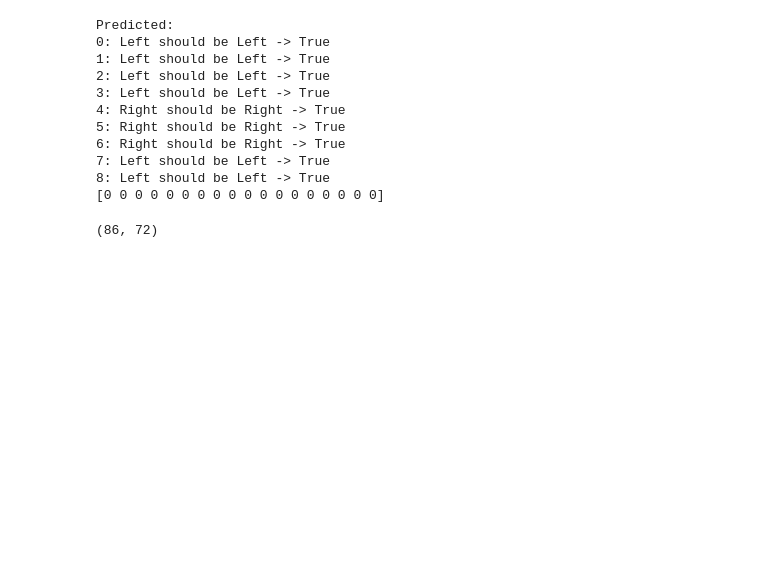
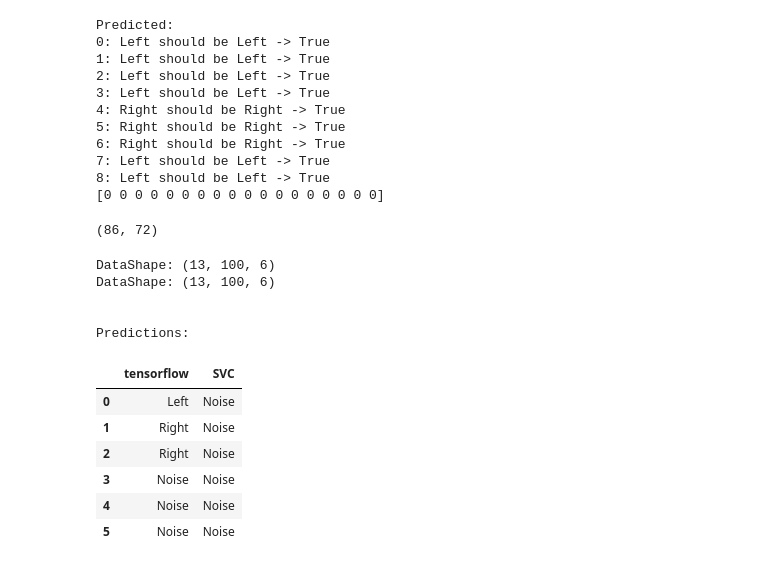
Before and after one commit to Alexsogge/wcs-cookbook, a Jupyter notebook: notebooks/process_data_alex.ipynb, the cells around one changed output. Saved outputs shown, nothing was run; the diff lists cells and outputs as text; code cells hidden in the pictures; blank space fills up the shorter version.

```diff
--- a/notebooks/process_data_alex.ipynb
+++ b/notebooks/process_data_alex.ipynb
@@ -299,7 +341,7 @@ for i, p in enumerate(predictions):
                                          gestures[test_lables[i]], np.argmax(p) == test_lables[i]))
 
 print('\nTest if noise will be predicted as noise')
-df, col_name_tpls = read_file("data/noise_test.mkv")
+df, col_name_tpls = read_file("data/noise_1.mkv")
 trimed_df = trim_data(df, 16, 88)
 learn_data_noise = prepare_learn_set(trimed_df)
 noise_predictions = model.predict(learn_data_noise)
@@ -457,7 +497,7 @@ X_test = test_data
 y_test = test_lables
 
 
-clf = sklearn.svm.SVC(gamma=1.0, decision_function_shape='ovo')
+clf = sklearn.svm.SVC(gamma=1.0, decision_function_shape='ovo', probability=True)
 clf.fit(X_train, y)
 predictions = clf.predict(get_features(test_data))
 
@@ -484,3 +524,56 @@ Predicted:
 X_train.shape
 # %% [output]
 (86, 72)
+# %%
+def predict_from_file(filename, mode="tensorflow", print_res=False):
+    """
+    pipeline including reading the file, running a classifier
+    and outputting the results
+    """
+    df, col_name_tpls = read_file(filename)
+    length = len(df) / 50
+    trimed_df = trim_data(df, 5, length-1)
+    test_data = prepare_learn_set(trimed_df)
+    if mode == "tensorflow":
+        res = model.predict(test_data)
+    elif mode == "svm":
+        res = clf.predict_proba(get_features(test_data))
+    preds_and_confs = [(np.argmax(p), p[np.argmax(p)]) for p in res]
+    if print_res:
+        print([gestures[p[0]] for p in preds_and_confs])
+    return np.array(preds_and_confs)
+# %%
+def live_demo(filename="data/live_demo.mkv"):
+    import warnings
+    warnings.filterwarnings("ignore")
+    res_tf = predict_from_file(filename, "tensorflow")
+    res_svm = predict_from_file(filename, "svm")
+
+    res_tf = [gestures[p[0]] for p in res_tf if p[1] > 0.9]
+    res_svm = [gestures[p[0]] for p in res_svm if p[1] > 0.5]
+    print("\n\nPredictions:\n")
+    """
+    for i, gesture in enumerate(res_tf):
+        print(i+1, ":", gesture, sep=" ")
+    print("=" * 20)
+    for i, gesture in enumerate(res_svm):
+        print(i+1, ":", gesture, sep=" ")
+    """
+    df = pd.DataFrame(list(zip(res_tf, res_svm)), columns=["tensorflow", "SVC"])
+    return df
+# %%
+res_df = live_demo("data/test_demo.mkv")
+res_df
+# %% [output]
+DataShape: (13, 100, 6)
+DataShape: (13, 100, 6)
+
+
+Predictions:
+|  | tensorflow | SVC |
+| 0 | Left | Noise |
+| 1 | Right | Noise |
+| 2 | Right | Noise |
+| 3 | Noise | Noise |
+| 4 | Noise | Noise |
+| 5 | Noise | Noise |
```
Also changed, not shown: parts of 10 cells of this notebook.
